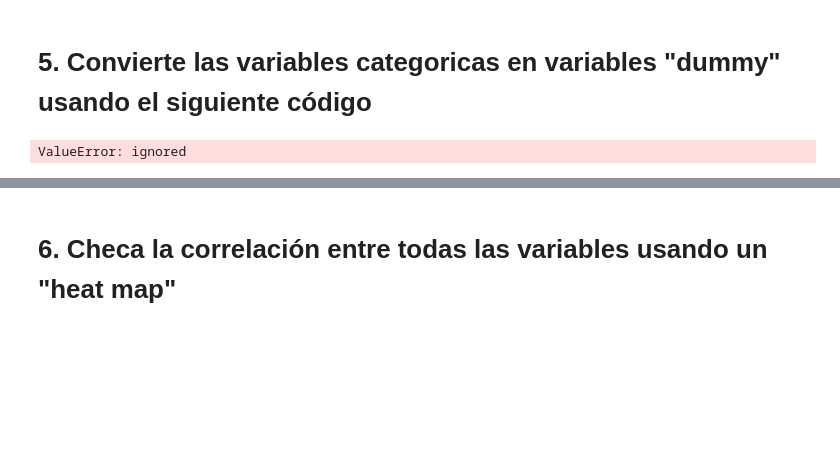
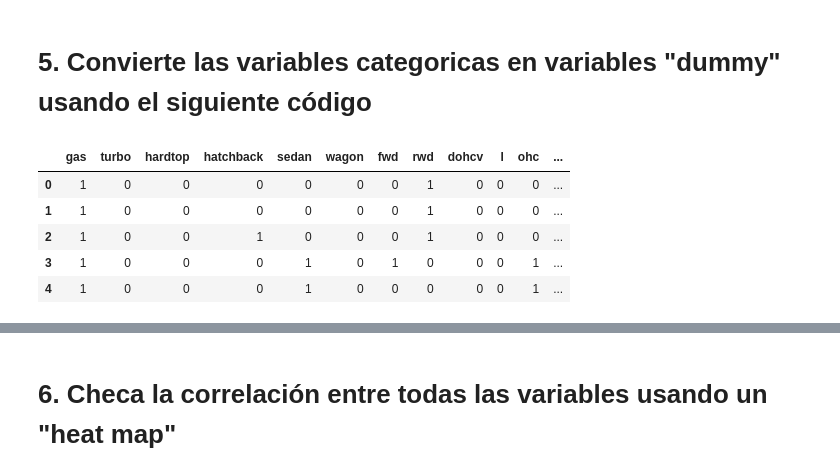
Before and after one commit to DCI-alxogm/ml2023-DPM2310, a Jupyter notebook: Sep8-9/Ejercicio9Sep.ipynb, the cells around one changed output, grey strips where cells are left out. Cells and saved outputs as stored; diff of their text form; code cells hidden in the pictures; blank space fills up the shorter version.

```diff
--- a/Sep8-9/Ejercicio9Sep.ipynb
+++ b/Sep8-9/Ejercicio9Sep.ipynb
@@ -330,10 +343,3 @@ categorical_vars.head()
 | 4 | gas | std | sedan | 4wd | five | ohc |
 # %% [markdown]
 # 5. Convierte las variables categoricas en variables "dummy" usando el siguiente código
-# %%
-# Convierte las variables categoricas en variables "dummy" usando el siguiente código
-
-df = df[use_vars]
-df = pd.get_dummies(df_1,columns=categorical_vars,drop_first=True)
-# %% [output]
-ValueError: ignored
@@ -339,0 +372,9 @@ ValueError: ignored
+# %%
+categorical_vars.head()
+# %% [output]
+|  | gas | turbo | hardtop | hatchback | sedan | wagon | fwd | rwd | dohcv | l | ohc | ... |
+| 0 | 1 | 0 | 0 | 0 | 0 | 0 | 0 | 1 | 0 | 0 | 0 | ... |
+| 1 | 1 | 0 | 0 | 0 | 0 | 0 | 0 | 1 | 0 | 0 | 0 | ... |
+| 2 | 1 | 0 | 0 | 1 | 0 | 0 | 0 | 1 | 0 | 0 | 0 | ... |
+| 3 | 1 | 0 | 0 | 0 | 1 | 0 | 1 | 0 | 0 | 0 | 1 | ... |
+| 4 | 1 | 0 | 0 | 0 | 1 | 0 | 0 | 0 | 0 | 0 | 1 | ... |
```
Also changed, not shown: parts of 14 cells of this notebook.
